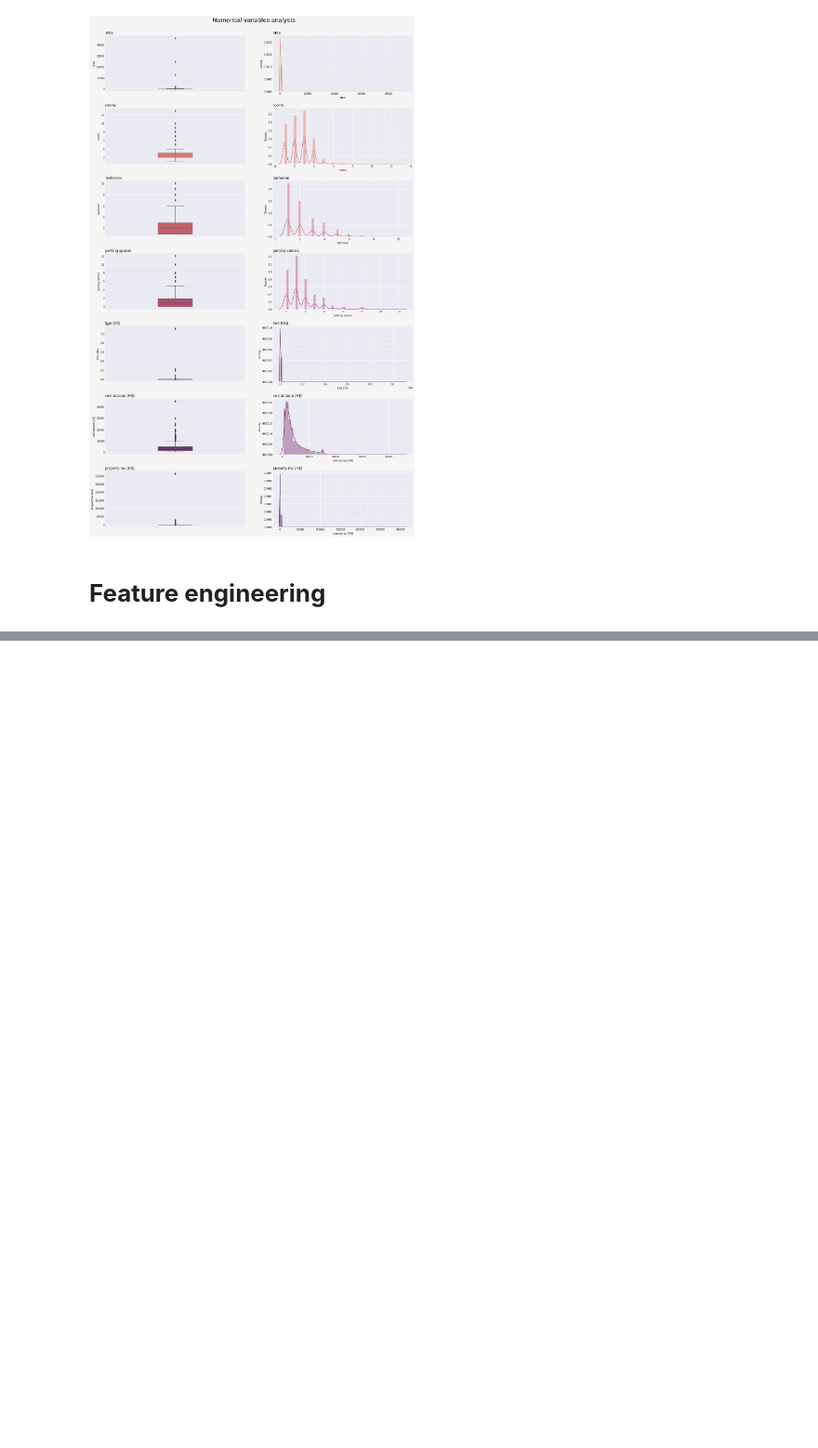
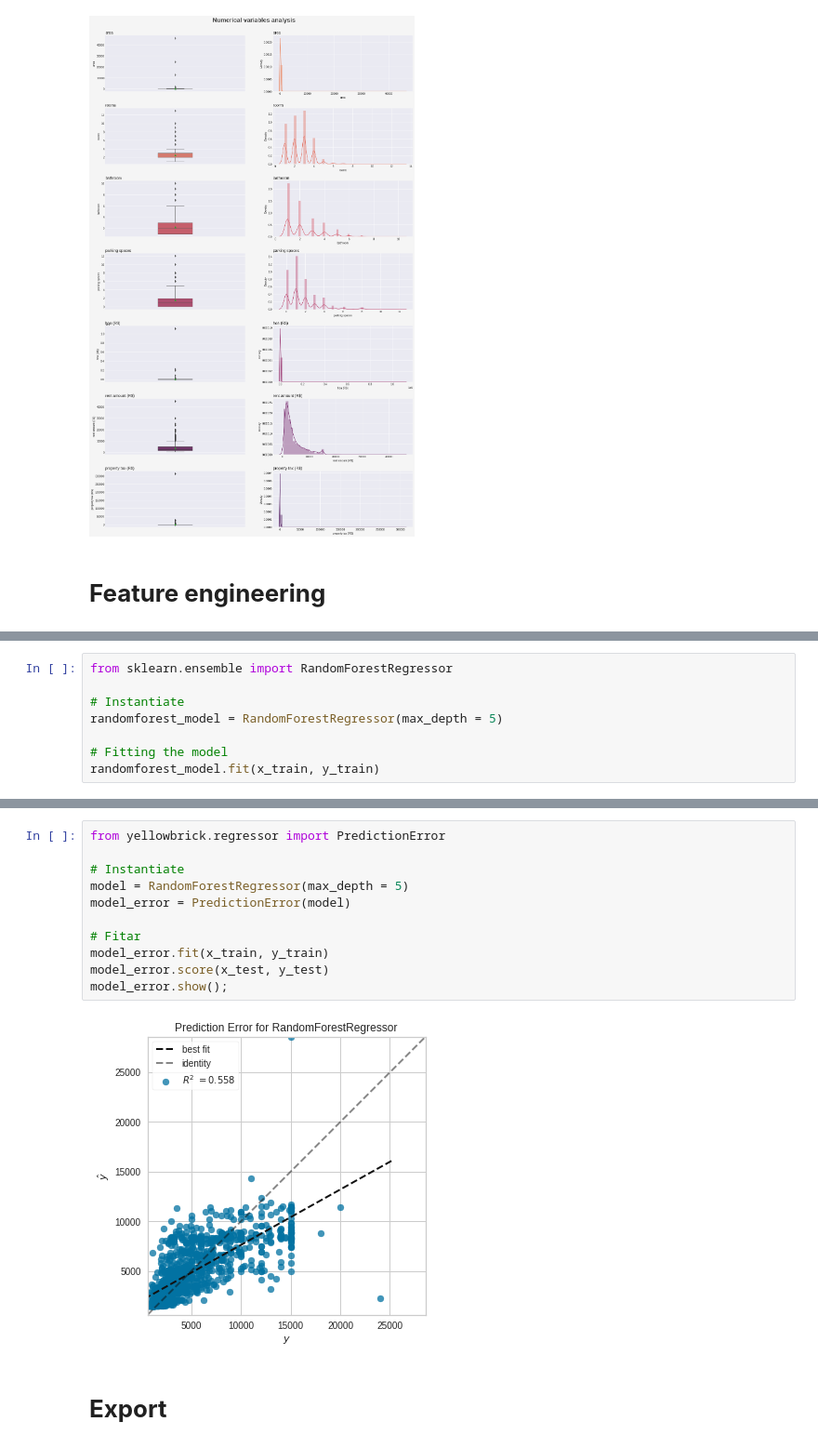
Before and after one commit to lschimidtc/house-pricing, a Jupyter notebook: End_to_end_python_solution.ipynb, the cells around one changed output, grey strips where cells are left out. Shown at 93% size. Saved outputs shown, nothing was run; the diff lists cells and outputs as text; blank space fills up the shorter version.

```diff
--- a/End_to_end_python_solution.ipynb
+++ b/End_to_end_python_solution.ipynb
@@ -233,0 +357,8 @@ for column in numerical_columns:
+# %%
+from sklearn.ensemble import RandomForestRegressor
+
+# Instantiate
+randomforest_model = RandomForestRegressor(max_depth = 5)
+
+# Fitting the model
+randomforest_model.fit(x_train, y_train)
@@ -233,0 +380,15 @@ for column in numerical_columns:
+# %%
+from yellowbrick.regressor import PredictionError
+
+# Instantiate
+model = RandomForestRegressor(max_depth = 5)
+model_error = PredictionError(model)
+
+# Fitar
+model_error.fit(x_train, y_train)
+model_error.score(x_test, y_test)
+model_error.show();
+# %% [output]
+[figure, added]
+# %% [markdown]
+# **Export**
```
Also changed, not shown: parts of 20 cells of this notebook.
